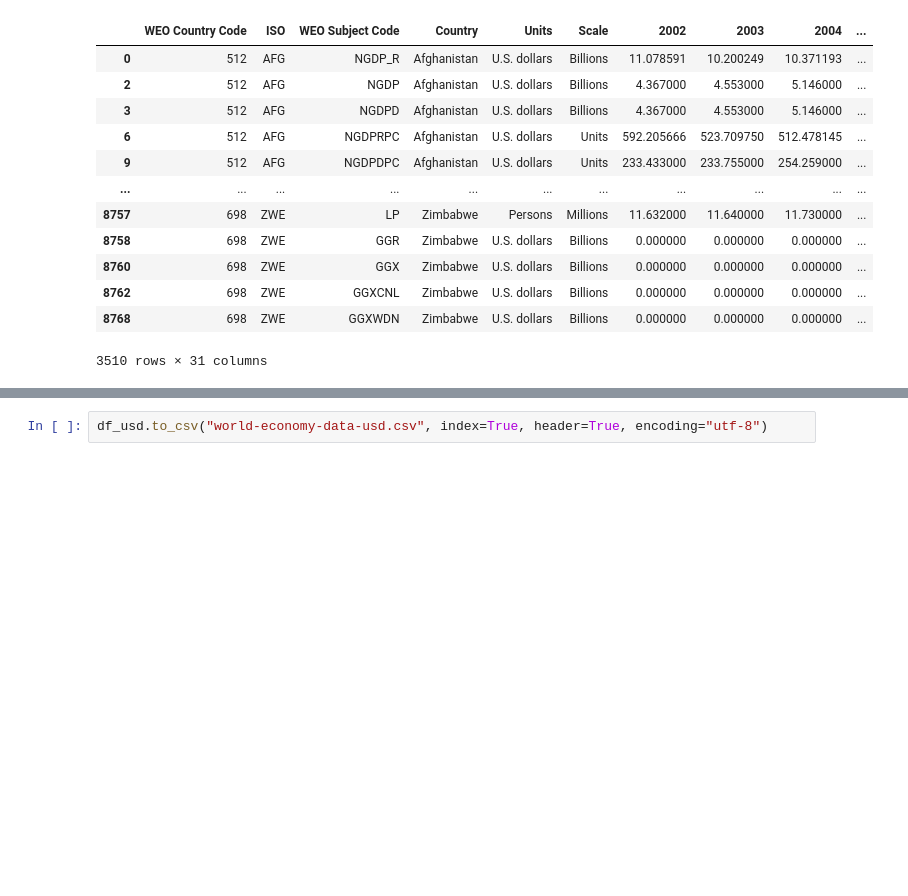
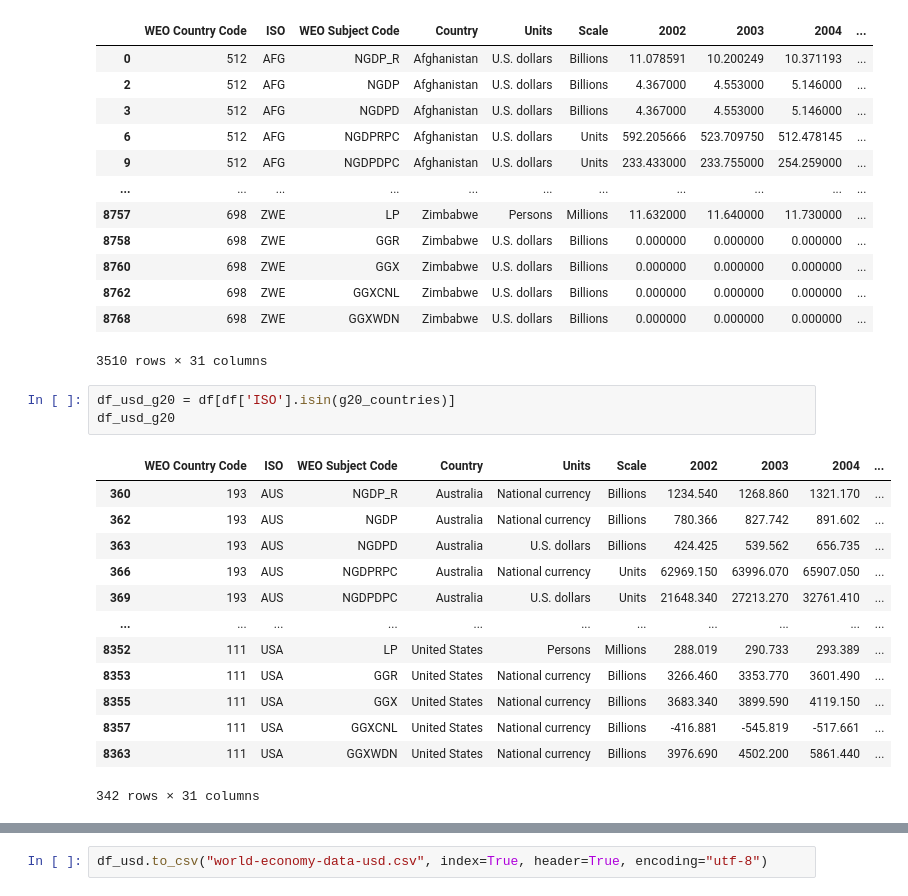
Before and after one commit to siddhant-deshmukh/Dashboard-Country-Data, a Jupyter notebook: data/analyse_data.ipynb, the cells around one changed output, grey strips where cells are left out. Saved outputs shown, nothing was run; the diff lists cells and outputs as text; blank space fills up the shorter version.

```diff
--- a/data/analyse_data.ipynb
+++ b/data/analyse_data.ipynb
@@ -528,3 +527,20 @@ df_usd
 | 8762 | 698 | ZWE | GGXCNL | Zimbabwe | U.S. dollars | Billions | 0.000000 | 0.000000 | 0.000000 | ... |
 | 8768 | 698 | ZWE | GGXWDN | Zimbabwe | U.S. dollars | Billions | 0.000000 | 0.000000 | 0.000000 | ... |
 3510 rows × 31 columns
+# %%
+df_usd_g20 = df[df['ISO'].isin(g20_countries)]
+df_usd_g20
+# %% [output]
+|  | WEO Country Code | ISO | WEO Subject Code | Country | Units | Scale | 2002 | 2003 | 2004 | ... |
+| 360 | 193 | AUS | NGDP_R | Australia | National currency | Billions | 1234.540 | 1268.860 | 1321.170 | ... |
+| 362 | 193 | AUS | NGDP | Australia | National currency | Billions | 780.366 | 827.742 | 891.602 | ... |
+| 363 | 193 | AUS | NGDPD | Australia | U.S. dollars | Billions | 424.425 | 539.562 | 656.735 | ... |
+| 366 | 193 | AUS | NGDPRPC | Australia | National currency | Units | 62969.150 | 63996.070 | 65907.050 | ... |
+| 369 | 193 | AUS | NGDPDPC | Australia | U.S. dollars | Units | 21648.340 | 27213.270 | 32761.410 | ... |
+| ... | ... | ... | ... | ... | ... | ... | ... | ... | ... | ... |
+| 8352 | 111 | USA | LP | United States | Persons | Millions | 288.019 | 290.733 | 293.389 | ... |
+| 8353 | 111 | USA | GGR | United States | National currency | Billions | 3266.460 | 3353.770 | 3601.490 | ... |
+| 8355 | 111 | USA | GGX | United States | National currency | Billions | 3683.340 | 3899.590 | 4119.150 | ... |
+| 8357 | 111 | USA | GGXCNL | United States | National currency | Billions | -416.881 | -545.819 | -517.661 | ... |
+| 8363 | 111 | USA | GGXWDN | United States | National currency | Billions | 3976.690 | 4502.200 | 5861.440 | ... |
+342 rows × 31 columns
```
Also changed, not shown: parts of 7 cells of this notebook, 10 other files.
